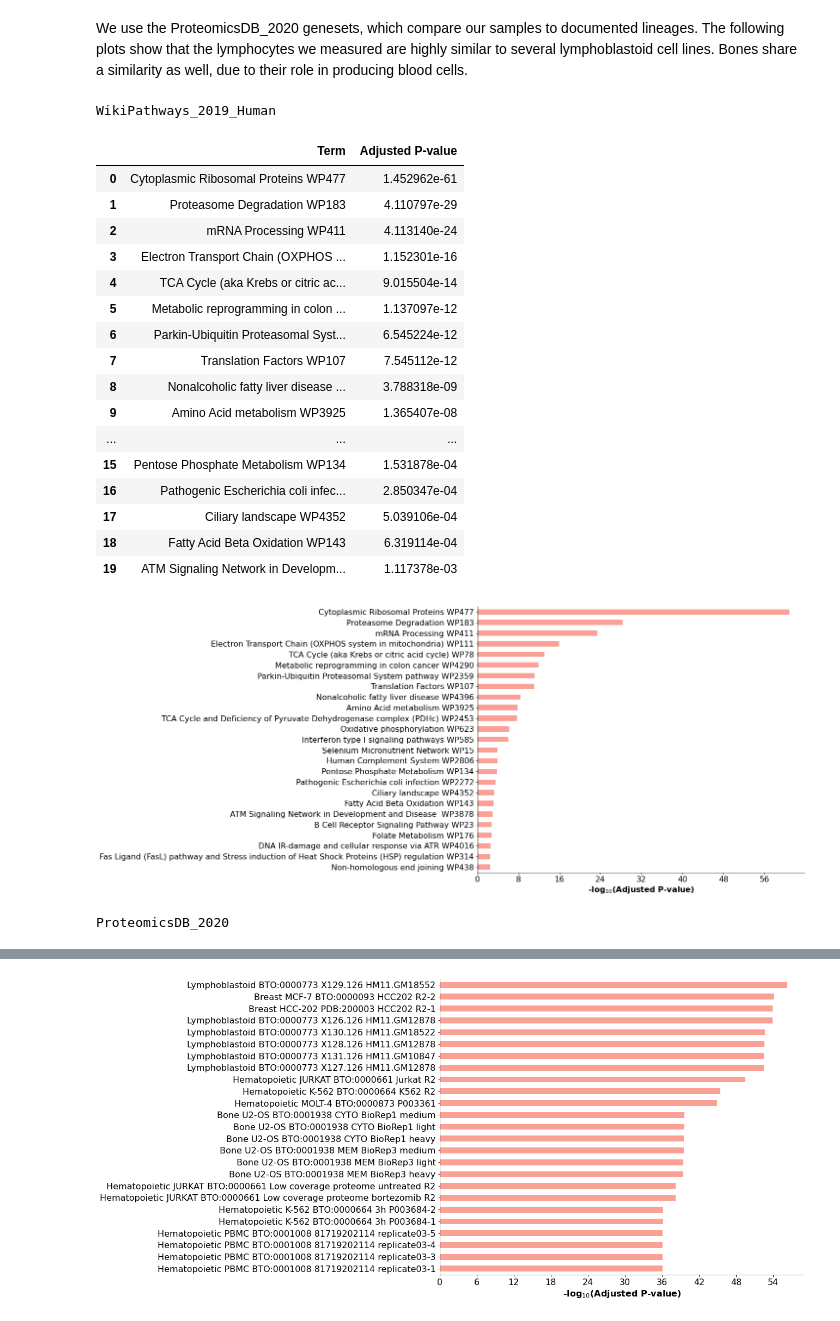
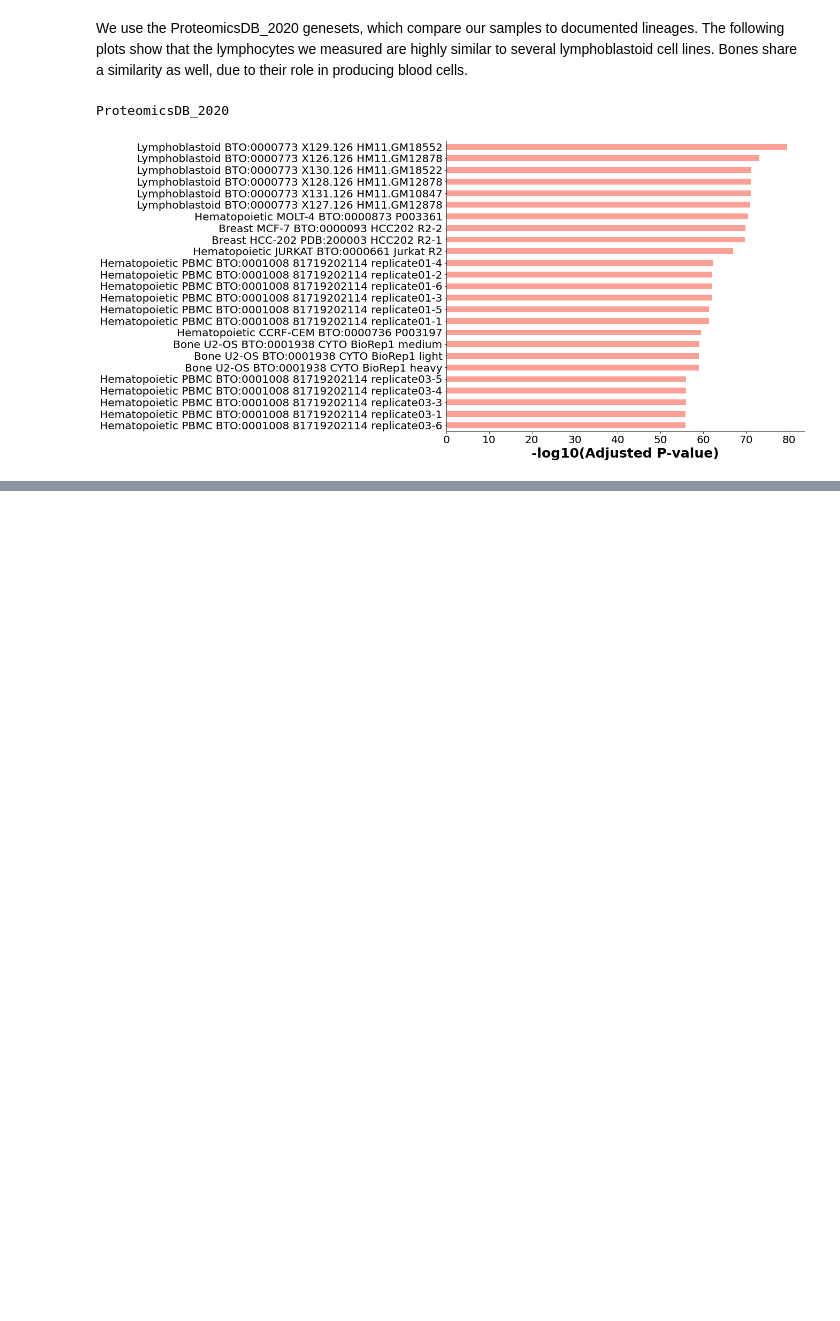
Before and after one commit to PayneLab/autoPOTS_demonstration, a Jupyter notebook: GSEA_All.ipynb, the cells around one changed output, grey strips where cells are left out. Drawn from its saved outputs; the diff is of its cells as text; code cells hidden in the pictures; blank space fills up the shorter version.

Commit message:
lymphocytes updated with PRIDE submission data

```diff
--- a/GSEA_All.ipynb
+++ b/GSEA_All.ipynb
@@ -3,10 +3,10 @@
 We use this notebook to show that the small sample lymphocyte proteomics data is in fact representative of lymphocytes specifically.
 # %%
 import load_data
-#data = load_data.load_FragPipe()
+data = load_data.load_FragPipe(month="lymph_forPRIDE")
 #Note that here, data does not need to
 #    be normalized or subsectioned
-data=load_data.load_max_quant()
+#data=load_data.load_max_quant()
 # %% [markdown]
 Here we use a function from load_data to get the names, both the gene name code and verbose headers. We then add these to the quantification data.
 # %%
@@ -21,50 +21,37 @@ from gseapy.plot import barplot, dotplot
 import matplotlib.pyplot as plt
 # %%
 genesets = [
-    'WikiPathways_2019_Human',
+    #'WikiPathways_2019_Human',
     'ProteomicsDB_2020',
-    'GO_Molecular_Function_2018',
+    #'GO_Molecular_Function_2018',
 ]
 # %% [markdown]
 We use the ProteomicsDB_2020 genesets, which compare our samples to documented lineages. The following plots show that the lymphocytes we measured are highly similar to several lymphoblastoid cell lines. Bones share a similarity as well, due to their role in producing blood cells.
 # %%
 for gset in genesets:
     enr = gp.enrichr(gene_list=list(data.Names.dropna()),
                    description="Lymphocytes",
                    gene_sets=gset,
                    outdir='/data/test/enrichr'
                 )
 
     #as table:
     print(gset)
-    display(enr.res2d[['Term','Adjusted P-value']][0:20])
-    enr.res2d[['Term','Adjusted P-value']][0:20].to_csv( 'data/figures/{0}.tsv'.format(gset), sep='\t')
+    #display(enr.res2d[['Term','Adjusted P-value']][0:20])
+    #enr.res2d[['Term','Adjusted P-value']][0:20].to_csv( 'data/AutoPOTS_forPRIDE/{0}.tsv'.format(gset), sep='\t')
 
     #as barplot
-    plt.rcParams['font.size'] = 25
 
-    barplot(enr.res2d, top_term=25, figsize=(12, 10)) #title=gset,
+
+    barplot(enr.res2d, figsize=(12,10), top_term=25) #title=gset,
     #fig.figsize(16,12)
-    plt.savefig('data/figures/{0}_5_FP.png'.format(gset), bbox_inches='tight', dpi=300)
+
+    plt.yticks(size=20)
+    plt.xticks(size = 20)
+    plt.xlabel("-log10(Adjusted P-value)", size=25)
+
+    plt.savefig('data/AutoPOTS_forPRIDE/{0}.png'.format(gset), bbox_inches='tight', dpi=300)
     plt.show()
 # %% [output]
-WikiPathways_2019_Human
+ProteomicsDB_2020
-|  | Term | Adjusted P-value |
-| 0 | Cytoplasmic Ribosomal Proteins WP477 | 1.452962e-61 |
-| 1 | Proteasome Degradation WP183 | 4.110797e-29 |
-| 2 | mRNA Processing WP411 | 4.113140e-24 |
-| 3 | Electron Transport Chain (OXPHOS ... | 1.152301e-16 |
-| 4 | TCA Cycle (aka Krebs or citric ac... | 9.015504e-14 |
-| 5 | Metabolic reprogramming in colon ... | 1.137097e-12 |
-| 6 | Parkin-Ubiquitin Proteasomal Syst... | 6.545224e-12 |
-| 7 | Translation Factors WP107 | 7.545112e-12 |
-| 8 | Nonalcoholic fatty liver disease ... | 3.788318e-09 |
-| 9 | Amino Acid metabolism WP3925 | 1.365407e-08 |
-| ... | ... | ... |
-| 15 | Pentose Phosphate Metabolism WP134 | 1.531878e-04 |
-| 16 | Pathogenic Escherichia coli infec... | 2.850347e-04 |
-| 17 | Ciliary landscape WP4352 | 5.039106e-04 |
-| 18 | Fatty Acid Beta Oxidation WP143 | 6.319114e-04 |
-| 19 | ATM Signaling Network in Developm... | 1.117378e-03 |
-[figure, old version]
+[figure, new version]
-ProteomicsDB_2020
@@ -88 +57,0 @@ ProteomicsDB_2020
-[figure, removed]
```
Also changed, not shown: parts of 1 cell of this notebook, 4 other files.
